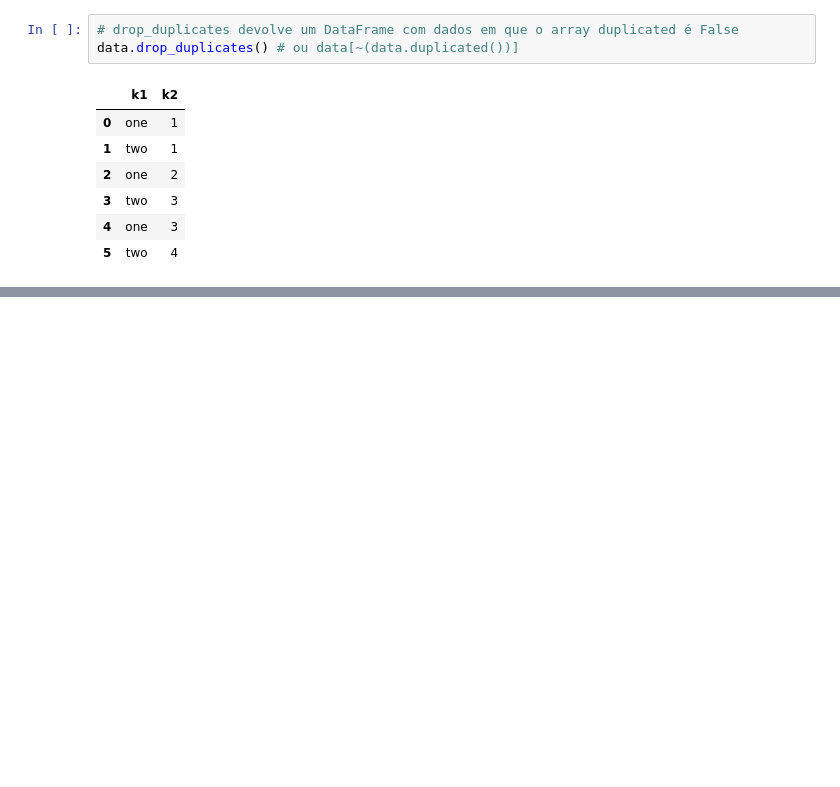
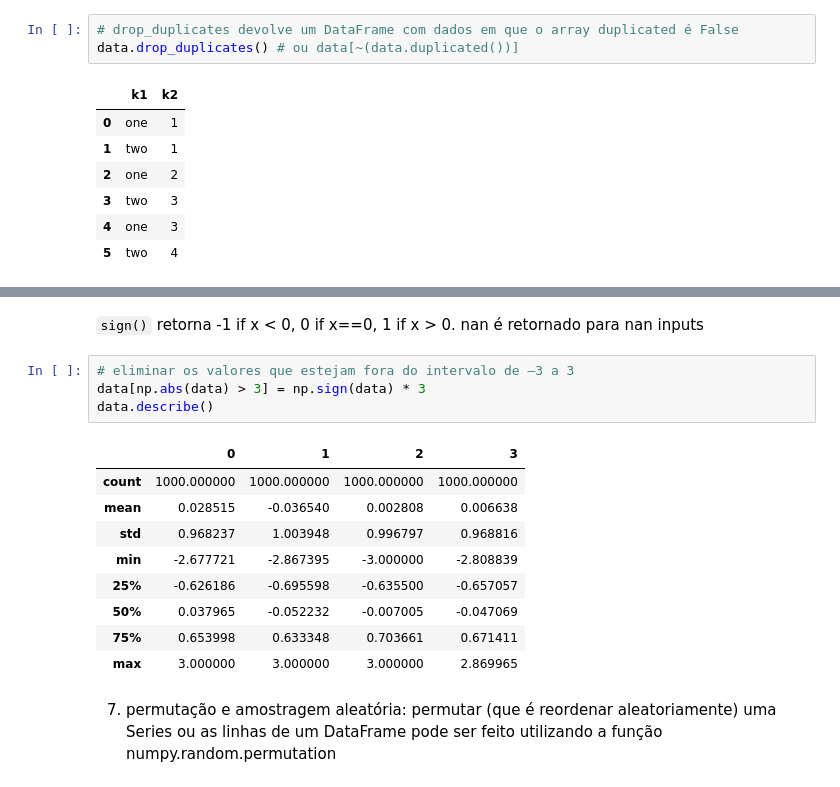
Before and after one commit to LudmilaGomes/data-ia-python, a Jupyter notebook: python/python-para-analise-de-dados/cap7-prep-dados-parte1.ipynb, the cells around one changed output, grey strips where cells are left out. Drawn from its saved outputs; the diff is of its cells as text; blank space fills up the shorter version.

```diff
--- a/python/python-para-analise-de-dados/cap7-prep-dados-parte1.ipynb
+++ b/python/python-para-analise-de-dados/cap7-prep-dados-parte1.ipynb
@@ -284,0 +594,18 @@ data.drop_duplicates() # ou data[~(data.duplicated())]
+# %% [markdown]
+`sign()` retorna -1 if x < 0, 0 if x==0, 1 if x > 0. nan é retornado para nan inputs
+# %%
+# eliminar os valores que estejam fora do intervalo de –3 a 3
+data[np.abs(data) > 3] = np.sign(data) * 3
+data.describe()
+# %% [output]
+|  | 0 | 1 | 2 | 3 |
+| count | 1000.000000 | 1000.000000 | 1000.000000 | 1000.000000 |
+| mean | 0.028515 | -0.036540 | 0.002808 | 0.006638 |
+| std | 0.968237 | 1.003948 | 0.996797 | 0.968816 |
+| min | -2.677721 | -2.867395 | -3.000000 | -2.808839 |
+| 25% | -0.626186 | -0.695598 | -0.635500 | -0.657057 |
+| 50% | 0.037965 | -0.052232 | -0.007005 | -0.047069 |
+| 75% | 0.653998 | 0.633348 | 0.703661 | 0.671411 |
+| max | 3.000000 | 3.000000 | 3.000000 | 2.869965 |
+# %% [markdown]
+7. permutação e amostragem aleatória: permutar (que é reordenar aleatoriamente) uma Series ou as linhas de um DataFrame pode ser feito utilizando a função numpy.random.permutation
```
Also changed, not shown: parts of 55 cells of this notebook.
